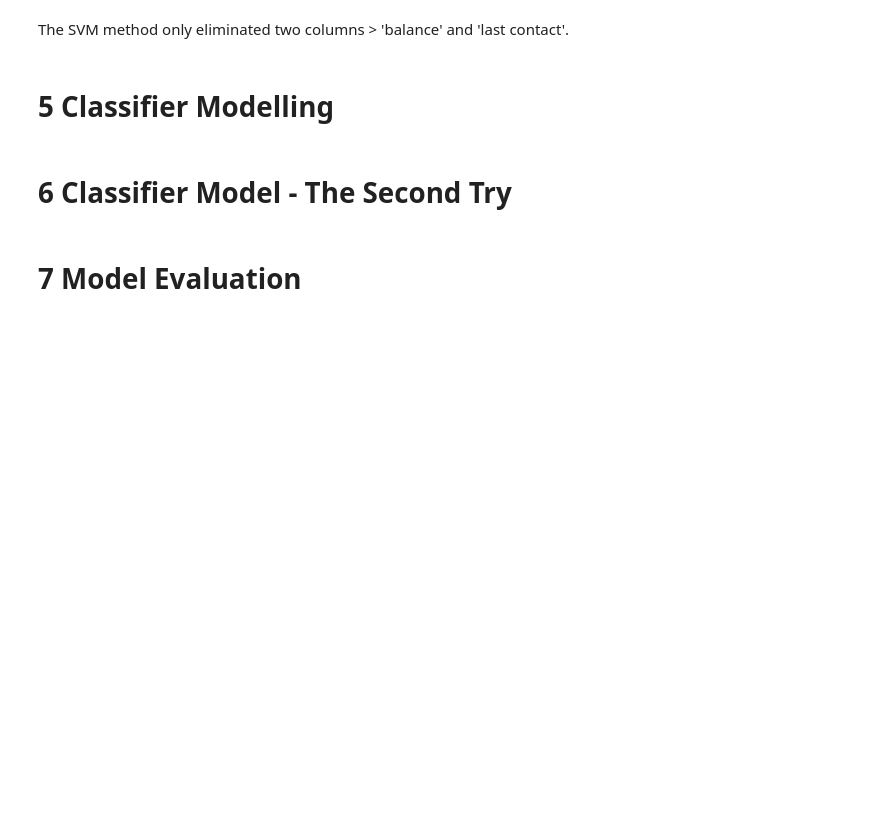
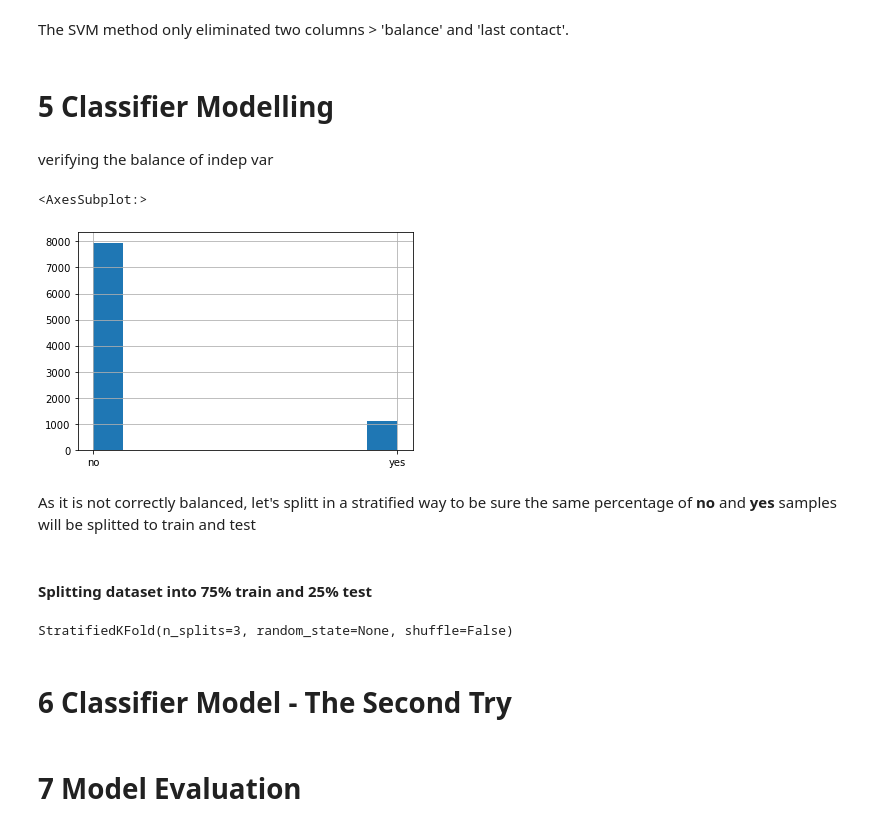
Before and after one commit to EmaTran/CSIS3290_GroupProject, a Jupyter notebook: MiniProject2/CSIS3290_MiniProject2.ipynb, the cells around one changed output. Cells and saved outputs as stored; diff of their text form; code cells hidden in the pictures; blank space fills up the shorter version.

Commit message:
Started Part 5

```diff
--- a/MiniProject2/CSIS3290_MiniProject2.ipynb
+++ b/MiniProject2/CSIS3290_MiniProject2.ipynb
@@ -431,0 +510,16 @@ The SVM method only eliminated two columns > 'balance' and 'last contact'.
+# %%
+# Dummy DF just while part 4 is not finished
+dummy_df = pd.read_csv('bank-sampled-9K.csv')
+# %%
+df = dummy_df.copy() # change to the outputted df from Section 4
+# %% [markdown]
+verifying the balance of indep var
+# %%
+df['y'].hist()
+# %% [output]
+<AxesSubplot:>
+[figure, added]
+# %% [markdown]
+As it is not correctly balanced, let's splitt in a stratified way to be sure the same percentage of **no** and **yes** samples will be splitted to train and test
+# %% [markdown]
+#### Splitting dataset into 75% train and 25% test
@@ -432,3 +528,9 @@ The SVM method only eliminated two columns > 'balance' and 'last contact'.
+# %%
+skf = StratifiedKFold(n_splits=K_FOLDS)
+print(skf)
+# StratifiedKFold(n_splits=2, random_state=None, shuffle=False)
+# %% [output]
+StratifiedKFold(n_splits=3, random_state=None, shuffle=False)
 # %% [markdown]
 # 6 Classifier Model - The Second Try
 # %% [markdown]
```
Also changed, not shown: parts of 9 cells of this notebook, 2 other files.
